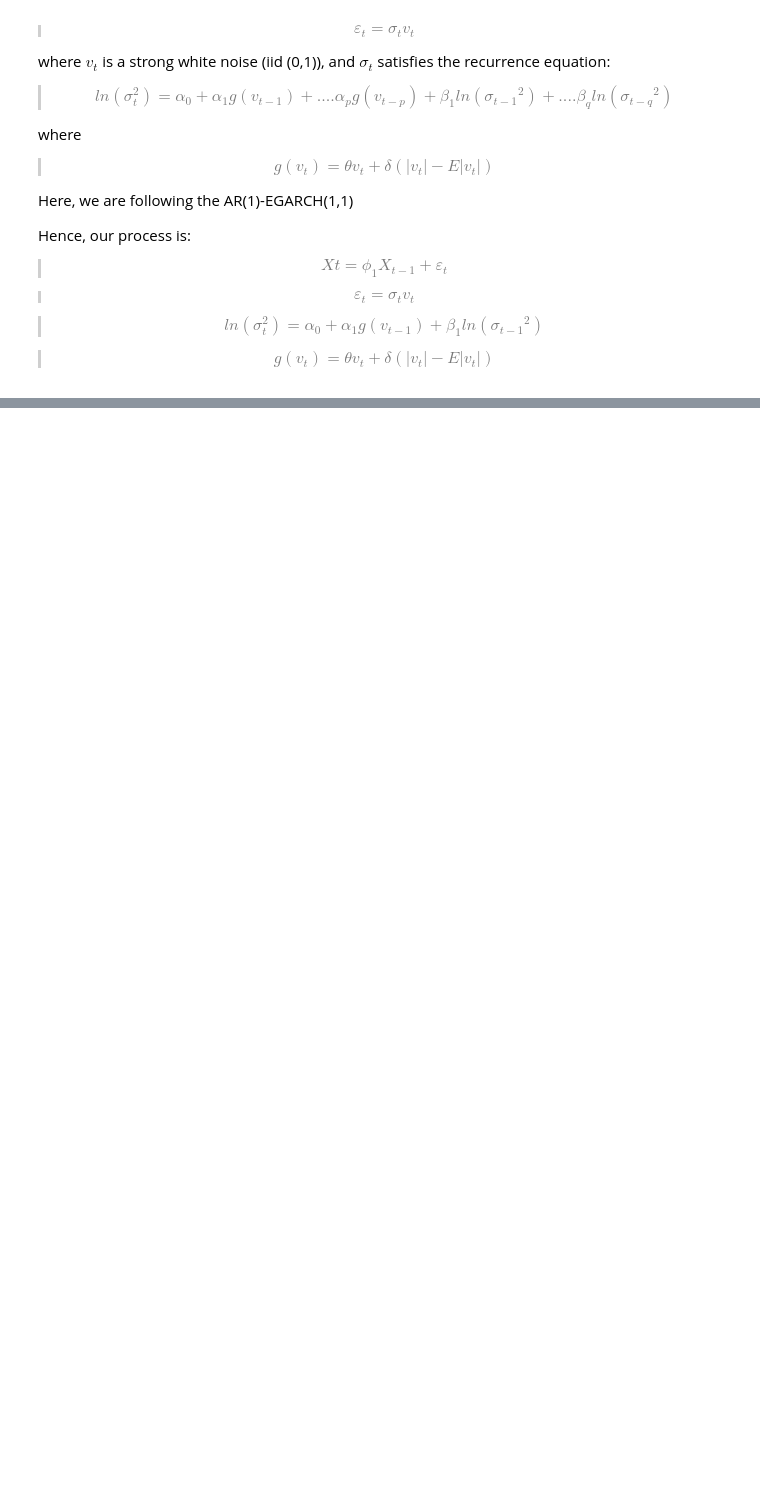
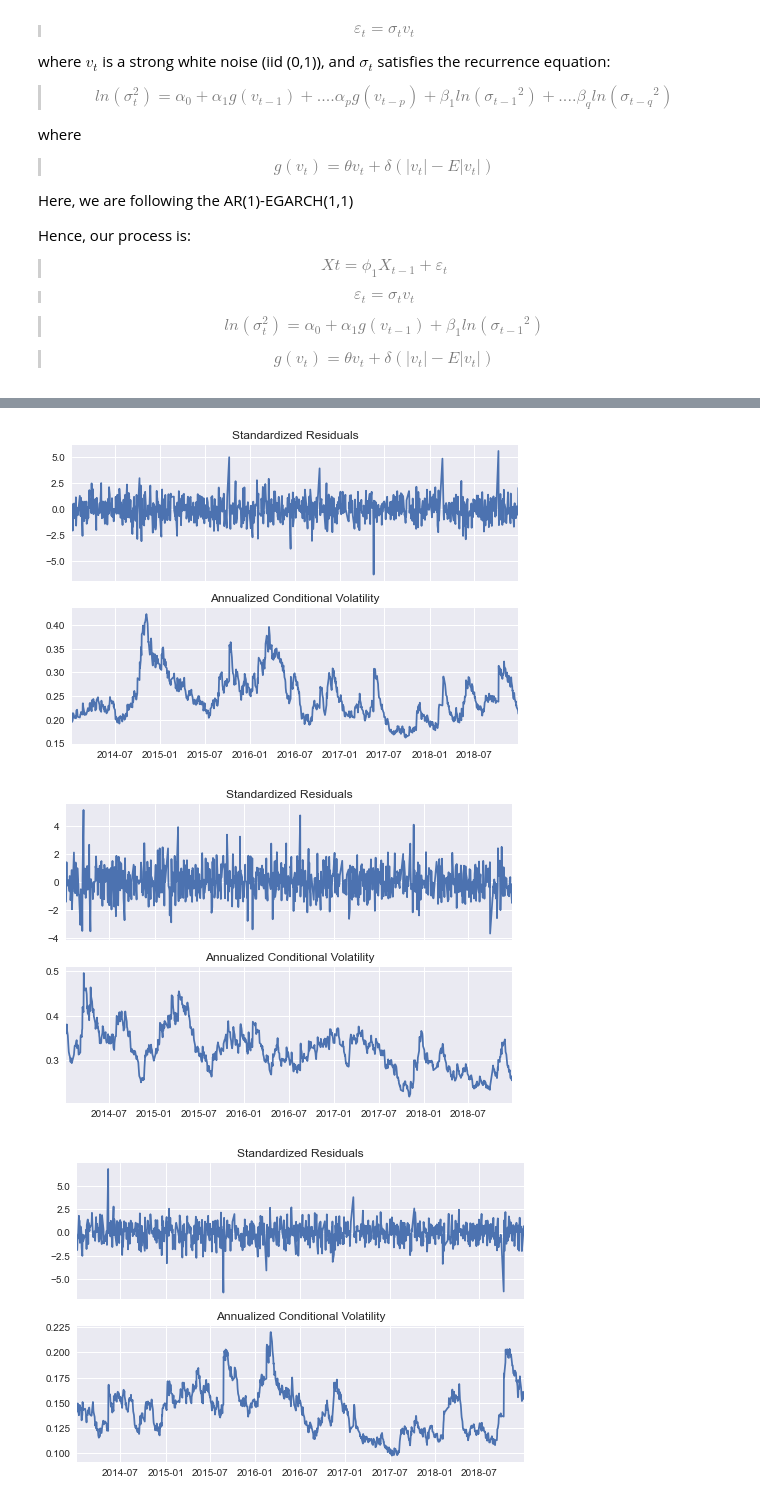
Before and after one commit to unnikrishnannambiar/BTP_II_Unnikrishnan_Nambiar, a Jupyter notebook: BRICS_Implementation.ipynb, the cells around one changed output, grey strips where cells are left out. Drawn from its saved outputs; the diff is of its cells as text; code cells hidden in the pictures; blank space fills up the shorter version.

Commit message:
BRICS Portfolio Volatility Model

```diff
--- a/BRICS_Implementation.ipynb
+++ b/BRICS_Implementation.ipynb
@@ -148,22 +148,23 @@ meanMdl = ag.ARMA(order = {'AR':1,'MA':0})
 volMdl = ag.garch(order = {'p':1,'q':1}) # need doubts clarified regarding E-GARCH
 distMdl = ag.normalDist()
 
-# create a model
-model = ag.empModel(returns['Food'].to_frame(), meanMdl, volMdl, distMdl)
+for i in returns.columns:
+    # create a model
+    model = ag.empModel(returns[i].to_frame(), meanMdl, volMdl, distMdl)
 
-# fit model
-model.fit()
+    # fit model
+    model.fit()
 
-# get the conditional mean
-Ey = model.Ey
+    # get the conditional mean
+    Ey = model.Ey
 
-# get conditional variance
-ht = model.ht
-cvol = np.sqrt(ht)
+    # get conditional variance
+    ht = model.ht
+    cvol = np.sqrt(ht)
 
-# get standardized residuals
-stres = model.stres
+    # get standardized residuals
+    stres = model.stres
 
-# make a prediction of mean and variance over next 3 days.
-pred = model.predict(nsteps = 1)
+    # make a prediction of mean and variance over next 3 days.
+    pred = model.predict(nsteps = 1)
 # %% [output]
@@ -170,0 +190,7 @@ KeyError: 'Food'
+# %%
+from arch import arch_model
+res = []
+# %%
+for i in returns.columns:
+    m = arch_model(returns[i], vol= "EGARCH", p=1, o=0, q=1, dist='t', rescale = False)
+    res.append((i, m.fit(update_freq=10)))
@@ -170,0 +235,8 @@ KeyError: 'Food'
+# %%
+for i in range(4):
+    fig = res[i][1].plot(annualize="D")
+    fig.savefig(f'images/resid_{res[i][0]}.png')
+# %% [output]
+[figure, added]
+[figure, added]
+[figure, added]
```
Also changed, not shown: parts of 11 cells of this notebook, 14 other files.
